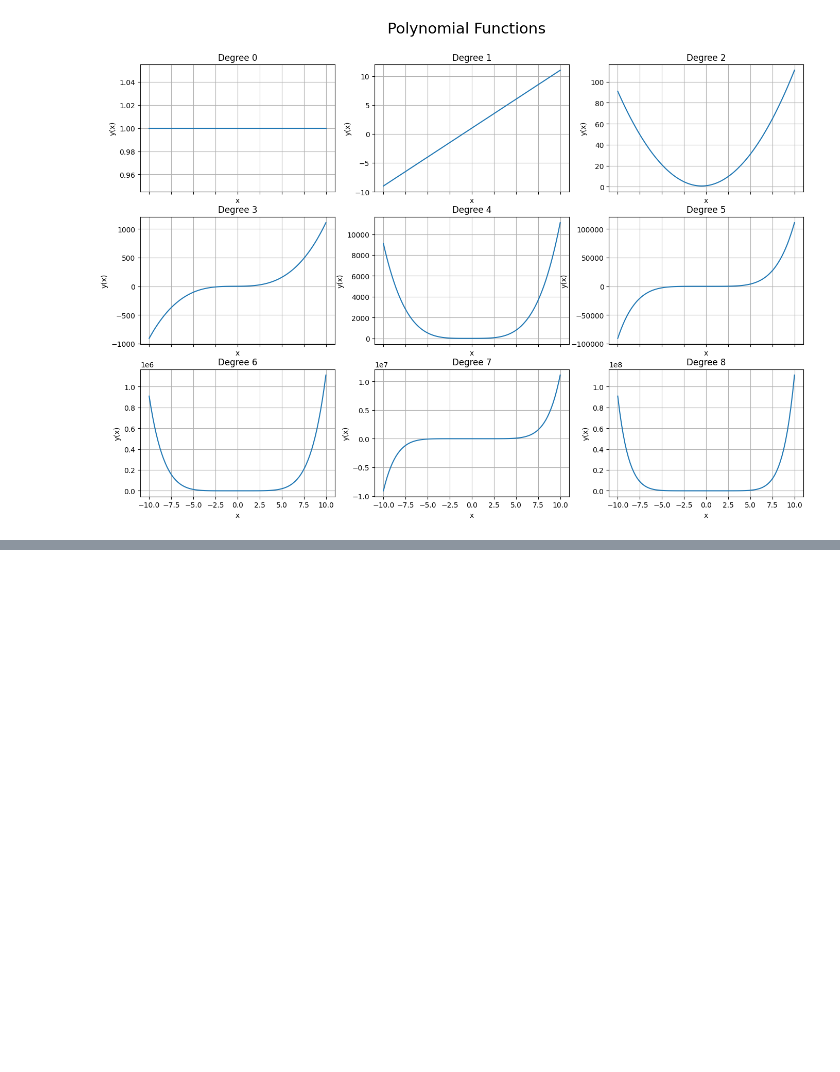
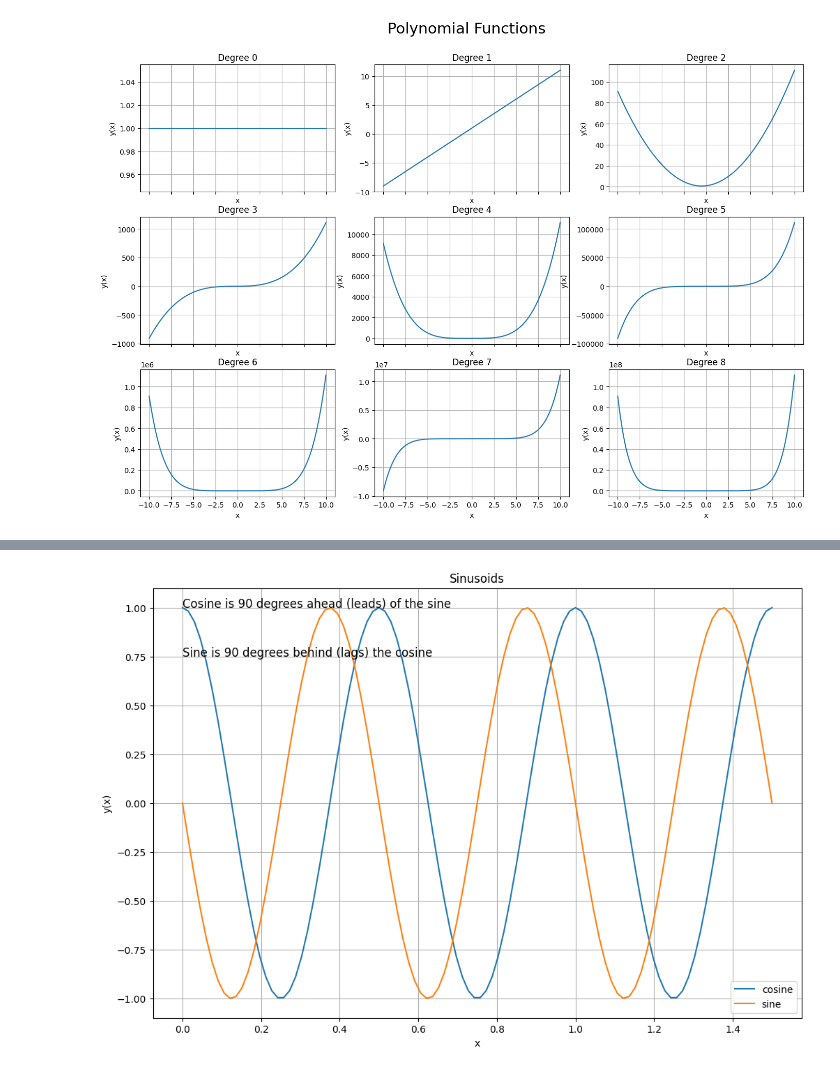
Before and after one commit to zjukd00m/SignalsAndSystems, a Jupyter notebook: Functions/functions_01.ipynb, the cells around one changed output, grey strips where cells are left out. Saved outputs shown, nothing was run; the diff lists cells and outputs as text; code cells hidden in the pictures; blank space fills up the shorter version.

```diff
--- a/Functions/functions_01.ipynb
+++ b/Functions/functions_01.ipynb
@@ -123,0 +130,38 @@ for i in range(3):
+# %%
+# Trigonometric (sinusoids)
+def sinusoids(x, A, f_0, phi):
+    y_x = A * np.cos(2*np.pi*f_0*x + phi)
+    return y_x
+
+# Convert degrees to radians
+def to_radians(degrees):
+    return degrees * (np.pi/180)
+# %%
+# Parameters for the sinusoids
+# Frequency [Hz]
+f_0 = 2
+# Period [s]
+T_0 = 1/f_0
+# Angular frequency [rad/s]
+w_0 = (2*np.pi)/T_0
+# Phase [rad]
+phi = to_radians(90)
+
+# Vector that spans 3 periods
+x = np.linspace(0, T_0 * 3, 100)
+# %%
+cosine = sinusoids(x, 1, f_0, 0)
+sine = sinusoids(x, 1, f_0, phi)
+
+_ = plt.figure(figsize=(12, 8))
+_ = plt.title("Sinusoids")
+_ = plt.text(0, 1, "Cosine is 90 degrees ahead (leads) of the sine", fontdict={"size": 12})
+_ = plt.text(0, 0.75, "Sine is 90 degrees behind (lags) the cosine", fontdict={"size": 12})
+_ = plt.plot(x, cosine)
+_ = plt.plot(x, sine)
+_ = plt.xlabel("x")
+_ = plt.ylabel("y(x)")
+_ = plt.grid()
+_ = plt.legend(["cosine", "sine"])
+# %% [output]
+[figure, added]
```
Also changed, not shown: parts of 5 cells of this notebook, 2 other files.
